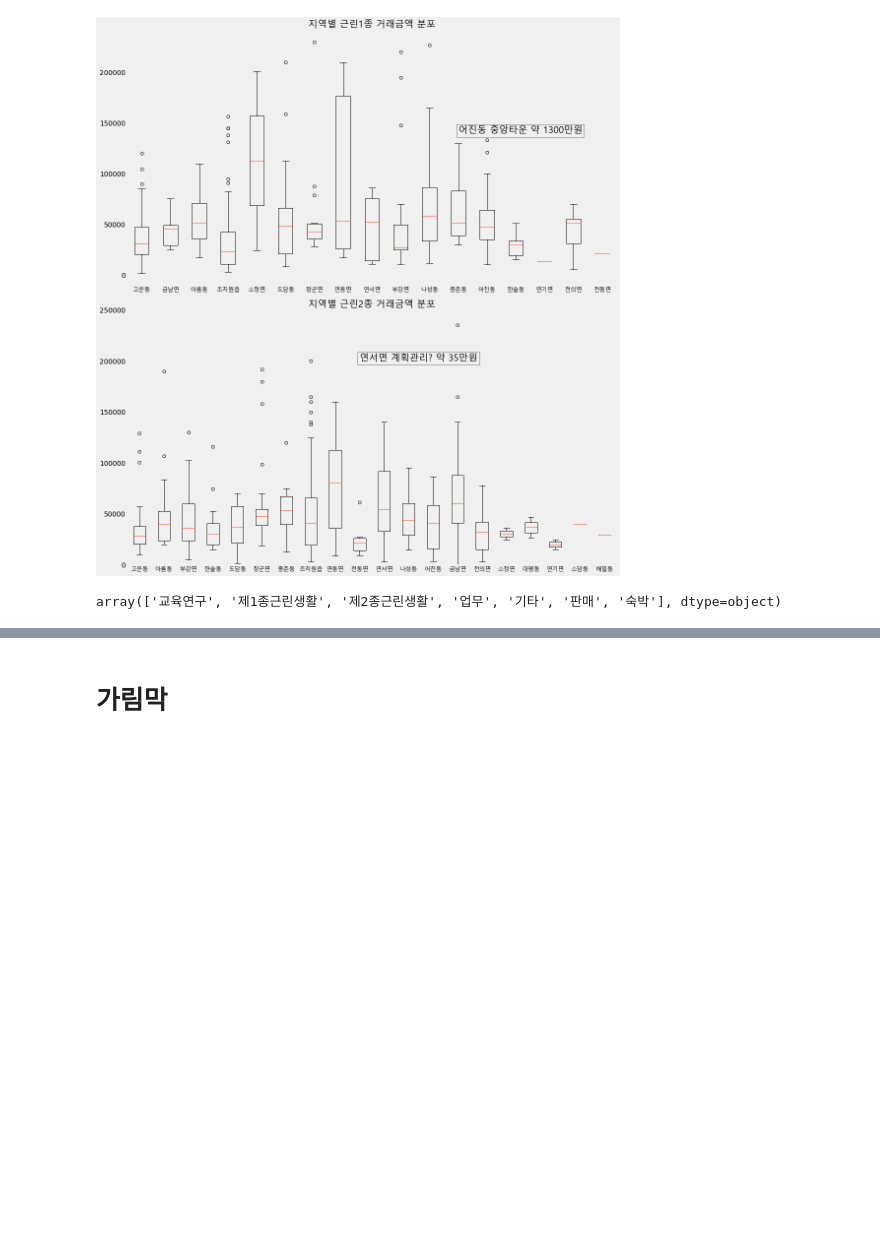
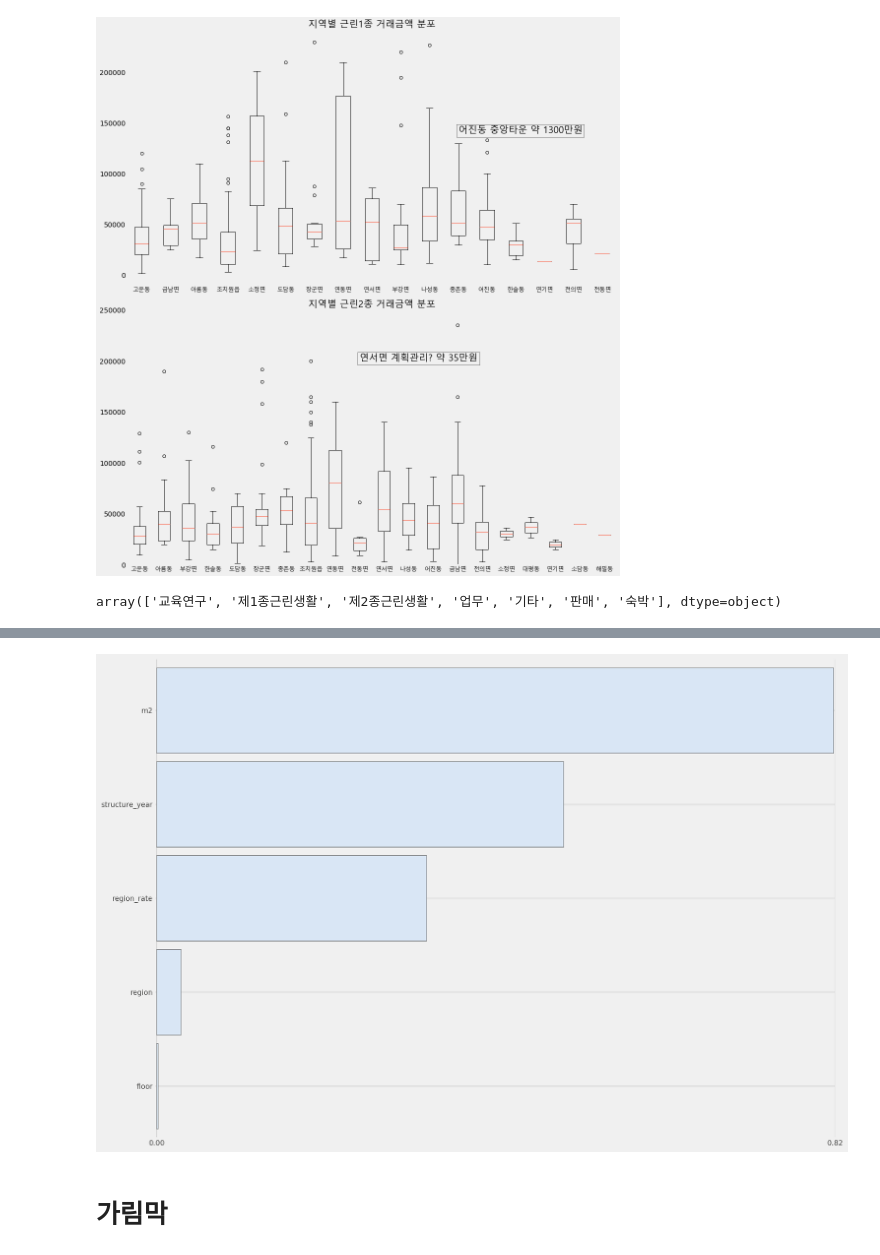
Before and after one commit to 98hyun/DACON, a Jupyter notebook: [세종시_주택시장_특성분석]/주택.ipynb, the cells around one changed output, grey strips where cells are left out. Drawn from its saved outputs; the diff is of its cells as text; code cells hidden in the pictures; blank space fills up the shorter version.

```diff
--- a/[세종시_주택시장_특성분석]/주택.ipynb
+++ b/[세종시_주택시장_특성분석]/주택.ipynb
@@ -659,3 +782,11 @@ plt.show()
+# %%
+imp=importances(model,X_val,y_val)
+
+fig,ax=plt.subplots(1,1,figsize=(15,10),dpi=200)
+viz=plot_importances(imp,ax=ax)
+viz.view()
+# %% [output]
+[figure, added]
 # %% [markdown]
 # 가림막
 # %%
```
Also changed, not shown: parts of 20 cells of this notebook.
